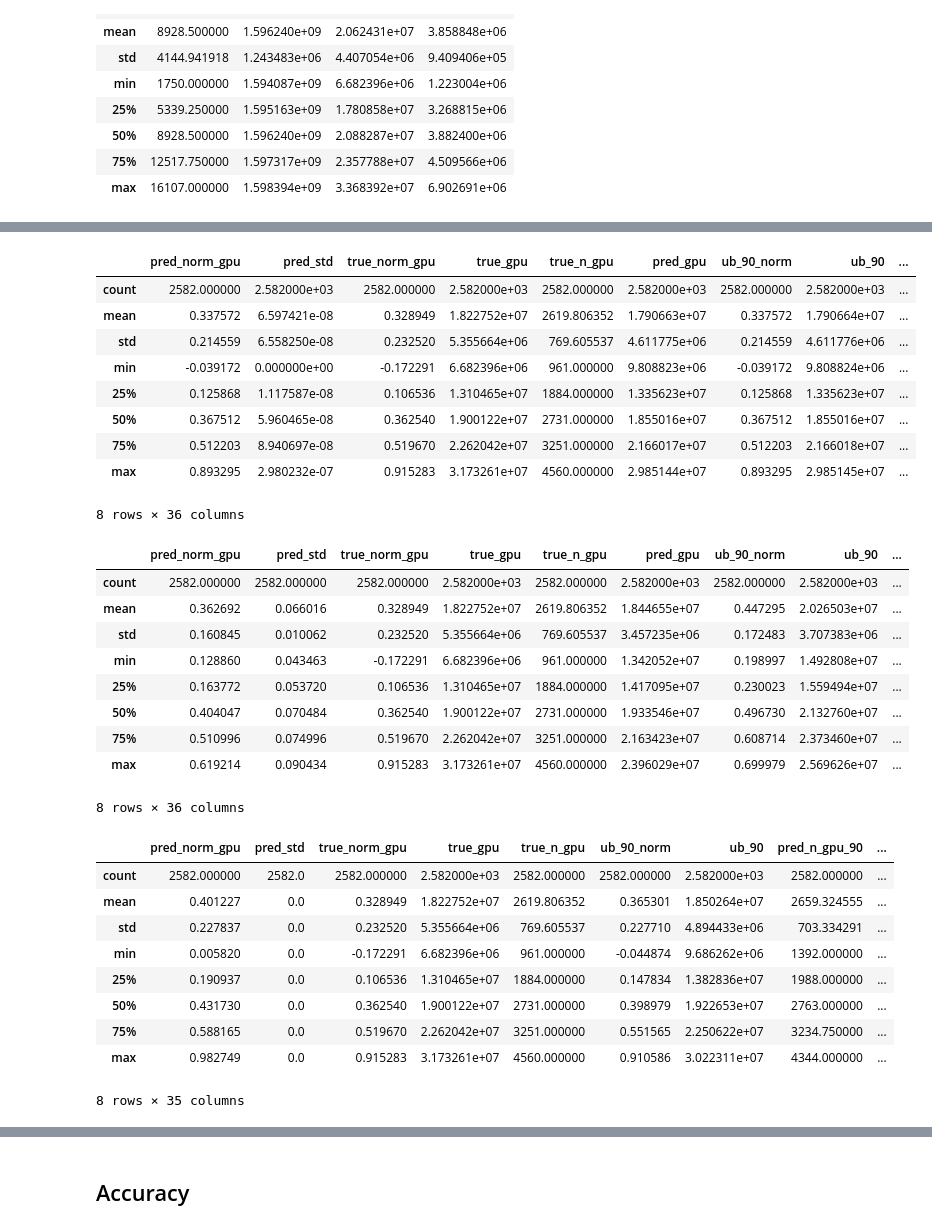
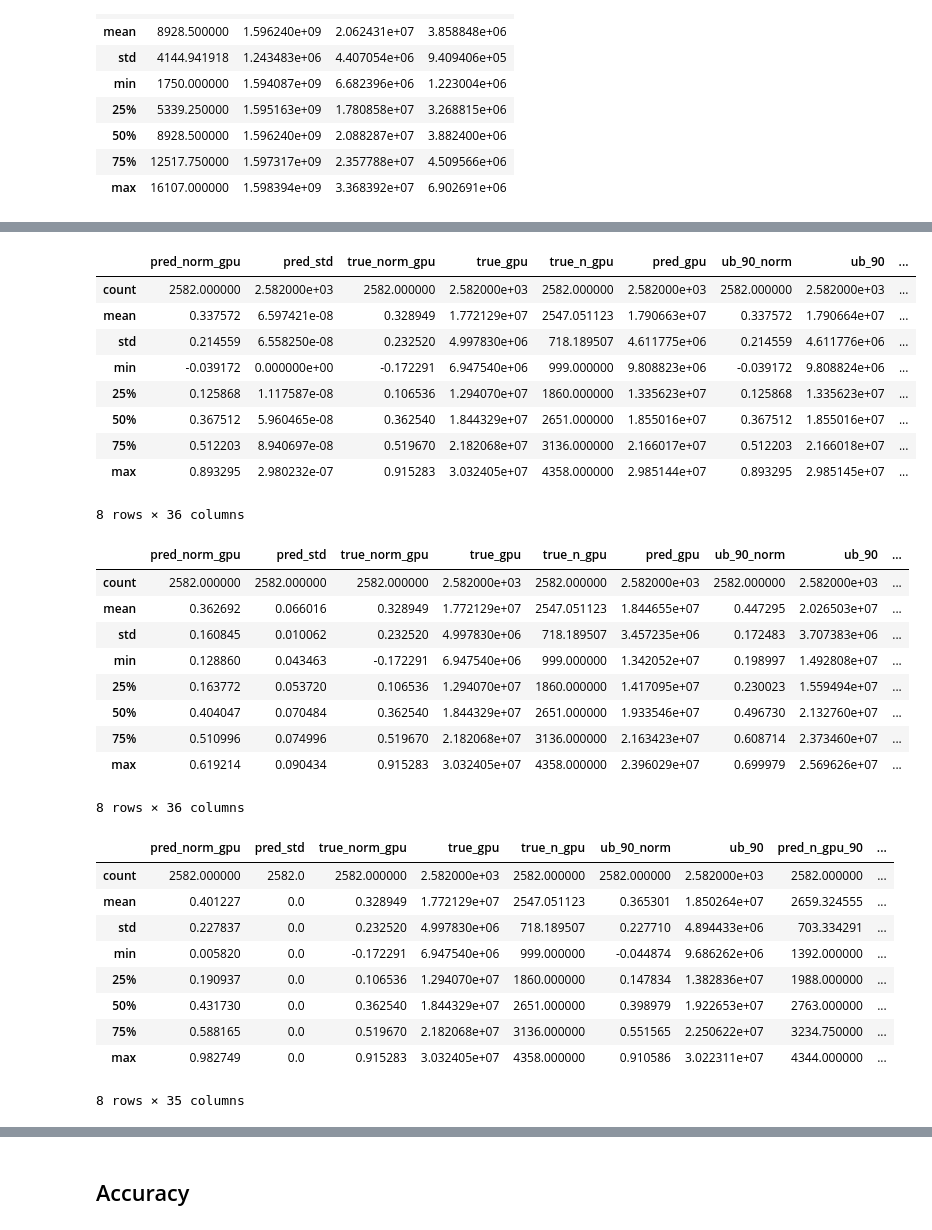
Before and after one commit to andreareds/GreenUncertaintyForecaster, a Jupyter notebook: res/analysis.ipynb, the cells around one changed output, grey strips where cells are left out. Saved outputs shown, nothing was run; the diff lists cells and outputs as text; code cells hidden in the pictures.

```diff
--- a/res/analysis.ipynb
+++ b/res/analysis.ipynb
@@ -38,9 +38,8 @@ hbnn_results["model"] = ["HBNN" for i in range(len(hbnn_results))]
 hbnn_results.rename(columns={"avggpu": "pred_norm_gpu", "std": "pred_std", "labels": "true_norm_gpu"}, inplace=True)
 first_column = hbnn_results.pop('model')
 hbnn_results.insert(0, 'model', first_column)
-hbnn_results["true_gpu"] = original_dataset["avggpu"].values[-2582:]
+hbnn_results["true_gpu"] = scaler.inverse_transform(hbnn_results["true_norm_gpu"].values.reshape(-1,1))
 hbnn_results["true_n_gpu"] = hbnn_results.apply(lambda row: math.ceil(row["true_gpu"]/gpu_no_norm_conv_value), axis=1)
-# hbnn_results.drop(columns=['true_norm_gpu'], inplace=True)
 hbnn_results["pred_gpu"] = scaler.inverse_transform(hbnn_results["pred_norm_gpu"].values.reshape(-1,1))
 for target in target_qos:
     alpa = float(int(target)/100)
@@ -67,32 +66,32 @@ max(hbnn_results["true_gpu"].values)/43916358.2147171
 # %%
 monte_results = pd.read_csv("output_MCDLSTM-ali20_g-gpu-w288-h2.csv")
 monte_results.drop(labels=["Unnamed: 0"], inplace=True, axis=1)
 monte_results["model"] = ["MCD" for i in range(len(monte_results))]
 monte_results.rename(columns={"avggpu": "pred_norm_gpu", "std": "pred_std", "labels": "true_norm_gpu"}, inplace=True)
 first_column = monte_results.pop('model')
 monte_results.insert(0, 'model', first_column)
-monte_results["true_gpu"] = original_dataset["avggpu"].values[-2582:]
+monte_results["true_gpu"] = scaler.inverse_transform(monte_results["true_norm_gpu"].values.reshape(-1,1))
 monte_results["true_n_gpu"] = monte_results.apply(lambda row: math.ceil(row["true_gpu"]/gpu_no_norm_conv_value), axis=1)
 # monte_results.drop(columns=['true_norm_gpu'], inplace=True)
 monte_results["pred_gpu"] = scaler.inverse_transform(monte_results["pred_norm_gpu"].values.reshape(-1,1))
 
 for target in target_qos:
     alpa = float(int(target)/100)
     monte_results[f"ub_{target}_norm"] = monte_results.apply(lambda row: find_upper_bound(row["pred_norm_gpu"], row["pred_std"], alpha=alpa), axis=1)
     monte_results[f"ub_{target}"] = scaler.inverse_transform(monte_results[f"ub_{target}_norm"].values.reshape(-1,1))
     monte_results[f"pred_n_gpu_{target}"] = monte_results.apply(lambda row: math.ceil(row[f"ub_{target}"]/gpu_no_norm_conv_value), axis=1)
 monte_results.to_csv("scenarios/monte_results.csv")
 monte_results.describe()
 # %% [output]
 |  | pred_norm_gpu | pred_std | true_norm_gpu | true_gpu | true_n_gpu | pred_gpu | ub_90_norm | ub_90 | ... |
 | count | 2582.000000 | 2.582000e+03 | 2582.000000 | 2.582000e+03 | 2582.000000 | 2.582000e+03 | 2582.000000 | 2.582000e+03 | ... |
-| mean | 0.337572 | 6.597421e-08 | 0.328949 | 1.822752e+07 | 2619.806352 | 1.790663e+07 | 0.337572 | 1.790664e+07 | ... |
-| std | 0.214559 | 6.558250e-08 | 0.232520 | 5.355664e+06 | 769.605537 | 4.611775e+06 | 0.214559 | 4.611776e+06 | ... |
-| min | -0.039172 | 0.000000e+00 | -0.172291 | 6.682396e+06 | 961.000000 | 9.808823e+06 | -0.039172 | 9.808824e+06 | ... |
-| 25% | 0.125868 | 1.117587e-08 | 0.106536 | 1.310465e+07 | 1884.000000 | 1.335623e+07 | 0.125868 | 1.335623e+07 | ... |
-| 50% | 0.367512 | 5.960465e-08 | 0.362540 | 1.900122e+07 | 2731.000000 | 1.855016e+07 | 0.367512 | 1.855016e+07 | ... |
-| 75% | 0.512203 | 8.940697e-08 | 0.519670 | 2.262042e+07 | 3251.000000 | 2.166017e+07 | 0.512203 | 2.166018e+07 | ... |
-| max | 0.893295 | 2.980232e-07 | 0.915283 | 3.173261e+07 | 4560.000000 | 2.985144e+07 | 0.893295 | 2.985145e+07 | ... |
+| mean | 0.337572 | 6.597421e-08 | 0.328949 | 1.772129e+07 | 2547.051123 | 1.790663e+07 | 0.337572 | 1.790664e+07 | ... |
+| std | 0.214559 | 6.558250e-08 | 0.232520 | 4.997830e+06 | 718.189507 | 4.611775e+06 | 0.214559 | 4.611776e+06 | ... |
+| min | -0.039172 | 0.000000e+00 | -0.172291 | 6.947540e+06 | 999.000000 | 9.808823e+06 | -0.039172 | 9.808824e+06 | ... |
+| 25% | 0.125868 | 1.117587e-08 | 0.106536 | 1.294070e+07 | 1860.000000 | 1.335623e+07 | 0.125868 | 1.335623e+07 | ... |
+| 50% | 0.367512 | 5.960465e-08 | 0.362540 | 1.844329e+07 | 2651.000000 | 1.855016e+07 | 0.367512 | 1.855016e+07 | ... |
+| 75% | 0.512203 | 8.940697e-08 | 0.519670 | 2.182068e+07 | 3136.000000 | 2.166017e+07 | 0.512203 | 2.166018e+07 | ... |
+| max | 0.893295 | 2.980232e-07 | 0.915283 | 3.032405e+07 | 4358.000000 | 2.985144e+07 | 0.893295 | 2.985145e+07 | ... |
 8 rows × 36 columns
 # %%
 flbnn_results = pd.read_csv("output_FLBNN-ali20_g-gpu-w288-h2.csv")
@@ -101,7 +100,7 @@ flbnn_results["model"] = ["HBNN++" for i in range(len(flbnn_results))]
 flbnn_results.rename(columns={"avggpu": "pred_norm_gpu", "std": "pred_std", "labels": "true_norm_gpu"}, inplace=True)
 first_column = flbnn_results.pop('model')
 flbnn_results.insert(0, 'model', first_column)
-flbnn_results["true_gpu"] = original_dataset["avggpu"].values[-2582:]
+flbnn_results["true_gpu"] = scaler.inverse_transform(flbnn_results["true_norm_gpu"].values.reshape(-1,1))
 flbnn_results["true_n_gpu"] = flbnn_results.apply(lambda row: math.ceil(row["true_gpu"]/gpu_no_norm_conv_value), axis=1)
 # flbnn_results.drop(columns=['true_norm_gpu'], inplace=True)
 flbnn_results["pred_gpu"] = scaler.inverse_transform(flbnn_results["pred_norm_gpu"].values.reshape(-1,1))
@@ -116,13 +115,13 @@ flbnn_results.describe()
 # %% [output]
 |  | pred_norm_gpu | pred_std | true_norm_gpu | true_gpu | true_n_gpu | pred_gpu | ub_90_norm | ub_90 | ... |
 | count | 2582.000000 | 2582.000000 | 2582.000000 | 2.582000e+03 | 2582.000000 | 2.582000e+03 | 2582.000000 | 2.582000e+03 | ... |
-| mean | 0.362692 | 0.066016 | 0.328949 | 1.822752e+07 | 2619.806352 | 1.844655e+07 | 0.447295 | 2.026503e+07 | ... |
-| std | 0.160845 | 0.010062 | 0.232520 | 5.355664e+06 | 769.605537 | 3.457235e+06 | 0.172483 | 3.707383e+06 | ... |
-| min | 0.128860 | 0.043463 | -0.172291 | 6.682396e+06 | 961.000000 | 1.342052e+07 | 0.198997 | 1.492808e+07 | ... |
-| 25% | 0.163772 | 0.053720 | 0.106536 | 1.310465e+07 | 1884.000000 | 1.417095e+07 | 0.230023 | 1.559494e+07 | ... |
-| 50% | 0.404047 | 0.070484 | 0.362540 | 1.900122e+07 | 2731.000000 | 1.933546e+07 | 0.496730 | 2.132760e+07 | ... |
-| 75% | 0.510996 | 0.074996 | 0.519670 | 2.262042e+07 | 3251.000000 | 2.163423e+07 | 0.608714 | 2.373460e+07 | ... |
-| max | 0.619214 | 0.090434 | 0.915283 | 3.173261e+07 | 4560.000000 | 2.396029e+07 | 0.699979 | 2.569626e+07 | ... |
+| mean | 0.362692 | 0.066016 | 0.328949 | 1.772129e+07 | 2547.051123 | 1.844655e+07 | 0.447295 | 2.026503e+07 | ... |
+| std | 0.160845 | 0.010062 | 0.232520 | 4.997830e+06 | 718.189507 | 3.457235e+06 | 0.172483 | 3.707383e+06 | ... |
+| min | 0.128860 | 0.043463 | -0.172291 | 6.947540e+06 | 999.000000 | 1.342052e+07 | 0.198997 | 1.492808e+07 | ... |
+| 25% | 0.163772 | 0.053720 | 0.106536 | 1.294070e+07 | 1860.000000 | 1.417095e+07 | 0.230023 | 1.559494e+07 | ... |
+| 50% | 0.404047 | 0.070484 | 0.362540 | 1.844329e+07 | 2651.000000 | 1.933546e+07 | 0.496730 | 2.132760e+07 | ... |
+| 75% | 0.510996 | 0.074996 | 0.519670 | 2.182068e+07 | 3136.000000 | 2.163423e+07 | 0.608714 | 2.373460e+07 | ... |
+| max | 0.619214 | 0.090434 | 0.915283 | 3.032405e+07 | 4358.000000 | 2.396029e+07 | 0.699979 | 2.569626e+07 | ... |
 8 rows × 36 columns
 # %%
 lstmq_results = pd.read_csv("LSTMQ/output_LSTMQ-0.95-ali20_g-gpu-w288-h2.csv")
@@ -131,7 +130,7 @@ lstmq_results["model"] = ["LSTMQ" for i in range(len(lstmq_results))]
 lstmq_results.rename(columns={"avggpu": "pred_norm_gpu", "std": "pred_std", "labels": "true_norm_gpu"}, inplace=True)
 first_column = lstmq_results.pop('model')
 lstmq_results.insert(0, 'model', first_column)
-lstmq_results["true_gpu"] = original_dataset["avggpu"].values[-2582:]
+lstmq_results["true_gpu"] = scaler.inverse_transform(lstmq_results["true_norm_gpu"].values.reshape(-1,1))
 lstmq_results["true_n_gpu"] = lstmq_results.apply(lambda row: math.ceil(row["true_gpu"]/gpu_no_norm_conv_value), axis=1)
 # lstmq_results.drop(columns=['true_norm_gpu'], inplace=True)
 
@@ -146,12 +145,12 @@ lstmq_results.describe()
 # %% [output]
 |  | pred_norm_gpu | pred_std | true_norm_gpu | true_gpu | true_n_gpu | ub_90_norm | ub_90 | pred_n_gpu_90 | ... |
 | count | 2582.000000 | 2582.0 | 2582.000000 | 2.582000e+03 | 2582.000000 | 2582.000000 | 2.582000e+03 | 2582.000000 | ... |
-| mean | 0.401227 | 0.0 | 0.328949 | 1.822752e+07 | 2619.806352 | 0.365301 | 1.850264e+07 | 2659.324555 | ... |
-| std | 0.227837 | 0.0 | 0.232520 | 5.355664e+06 | 769.605537 | 0.227710 | 4.894433e+06 | 703.334291 | ... |
-| min | 0.005820 | 0.0 | -0.172291 | 6.682396e+06 | 961.000000 | -0.044874 | 9.686262e+06 | 1392.000000 | ... |
-| 25% | 0.190937 | 0.0 | 0.106536 | 1.310465e+07 | 1884.000000 | 0.147834 | 1.382836e+07 | 1988.000000 | ... |
-| 50% | 0.431730 | 0.0 | 0.362540 | 1.900122e+07 | 2731.000000 | 0.398979 | 1.922653e+07 | 2763.000000 | ... |
-| 75% | 0.588165 | 0.0 | 0.519670 | 2.262042e+07 | 3251.000000 | 0.551565 | 2.250622e+07 | 3234.750000 | ... |
-| max | 0.982749 | 0.0 | 0.915283 | 3.173261e+07 | 4560.000000 | 0.910586 | 3.022311e+07 | 4344.000000 | ... |
+| mean | 0.401227 | 0.0 | 0.328949 | 1.772129e+07 | 2547.051123 | 0.365301 | 1.850264e+07 | 2659.324555 | ... |
+| std | 0.227837 | 0.0 | 0.232520 | 4.997830e+06 | 718.189507 | 0.227710 | 4.894433e+06 | 703.334291 | ... |
+| min | 0.005820 | 0.0 | -0.172291 | 6.947540e+06 | 999.000000 | -0.044874 | 9.686262e+06 | 1392.000000 | ... |
+| 25% | 0.190937 | 0.0 | 0.106536 | 1.294070e+07 | 1860.000000 | 0.147834 | 1.382836e+07 | 1988.000000 | ... |
+| 50% | 0.431730 | 0.0 | 0.362540 | 1.844329e+07 | 2651.000000 | 0.398979 | 1.922653e+07 | 2763.000000 | ... |
+| 75% | 0.588165 | 0.0 | 0.519670 | 2.182068e+07 | 3136.000000 | 0.551565 | 2.250622e+07 | 3234.750000 | ... |
+| max | 0.982749 | 0.0 | 0.915283 | 3.032405e+07 | 4358.000000 | 0.910586 | 3.022311e+07 | 4344.000000 | ... |
 8 rows × 35 columns
 # %%
```
Also changed, not shown: parts of 18 cells of this notebook, 7 other files.
